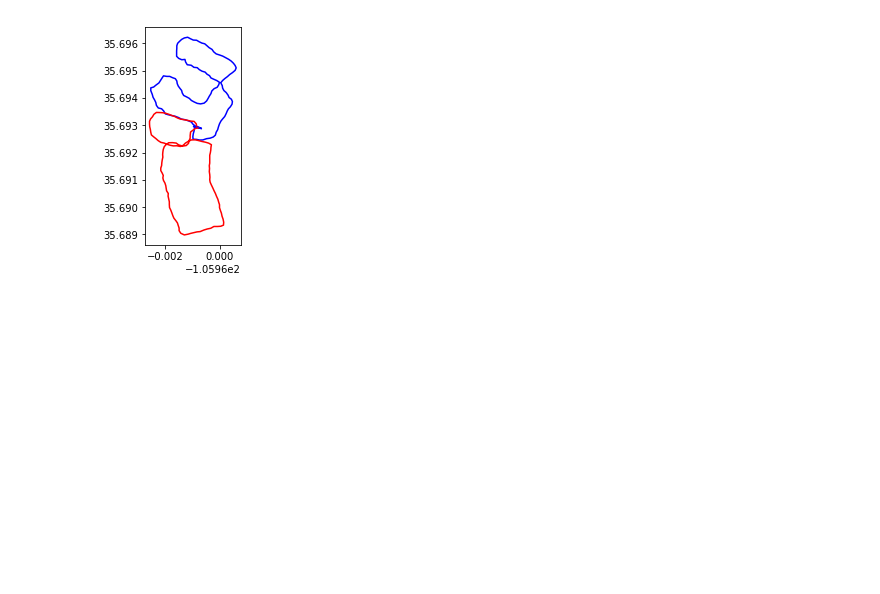
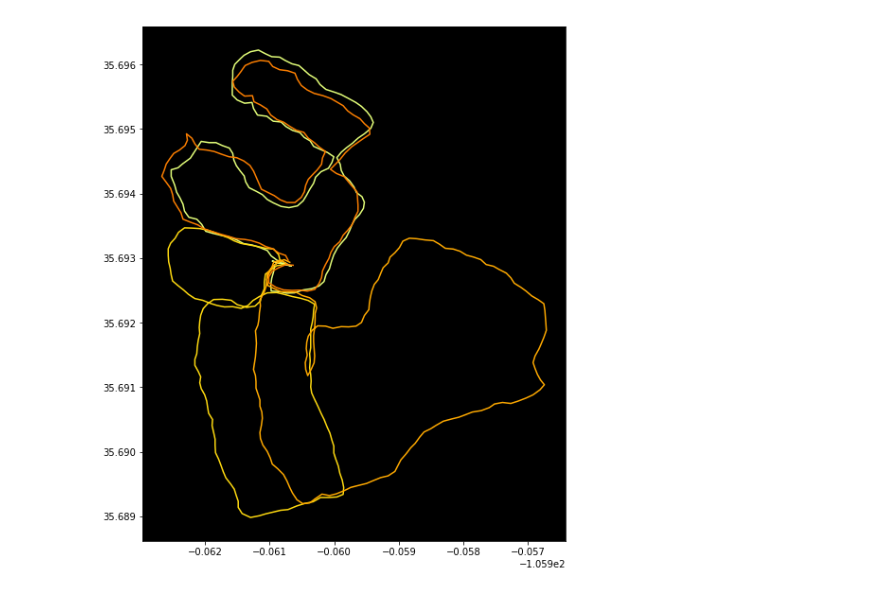
Before and after one commit to stephaniegott/running, a Jupyter notebook: plot_runs.ipynb, the cells around one changed output. Cells and saved outputs as stored; diff of their text form; code cells hidden in the pictures; blank space fills up the shorter version.

Commit message:
slightly nicer plotting, two more runs

```diff
--- a/plot_runs.ipynb
+++ b/plot_runs.ipynb
@@ -1,19 +7,18 @@
 # %%
-import geopandas as gp
-import os
-DIR = "./april/"
+DIR = "./runs/"
 
 runs = []
 for f in os.listdir(DIR):
     runs.append(gp.read_file(DIR + f))
-
-r1 = runs[0]
-r2 = runs[1]
-# %%
-#r2.plot(marker='*', color='green', markersize=5);
-r2 = r2.to_crs(r1.crs)
-
-base = r1.plot(color='blue')
-r2.plot(ax=base, color='red');
-# %% [output]
-[figure, removed]
+# %%
+cmap = plt.get_cmap('Wistia')
+colors = [cmap(i) for i in np.linspace(0, 1, len(runs))]
+
+base = runs[0].plot(color=colors[0], figsize=(10,10))
+
+for i, run in enumerate(runs[1:]):
+    run = run.to_crs(runs[0].crs)
+    plot = run.plot(ax=base, color=colors[i+1])
+plot.set_facecolor('black')
+# %% [output]
+[figure, added]
```
Also changed, not shown: parts of 1 cell of this notebook, 4 other files.
